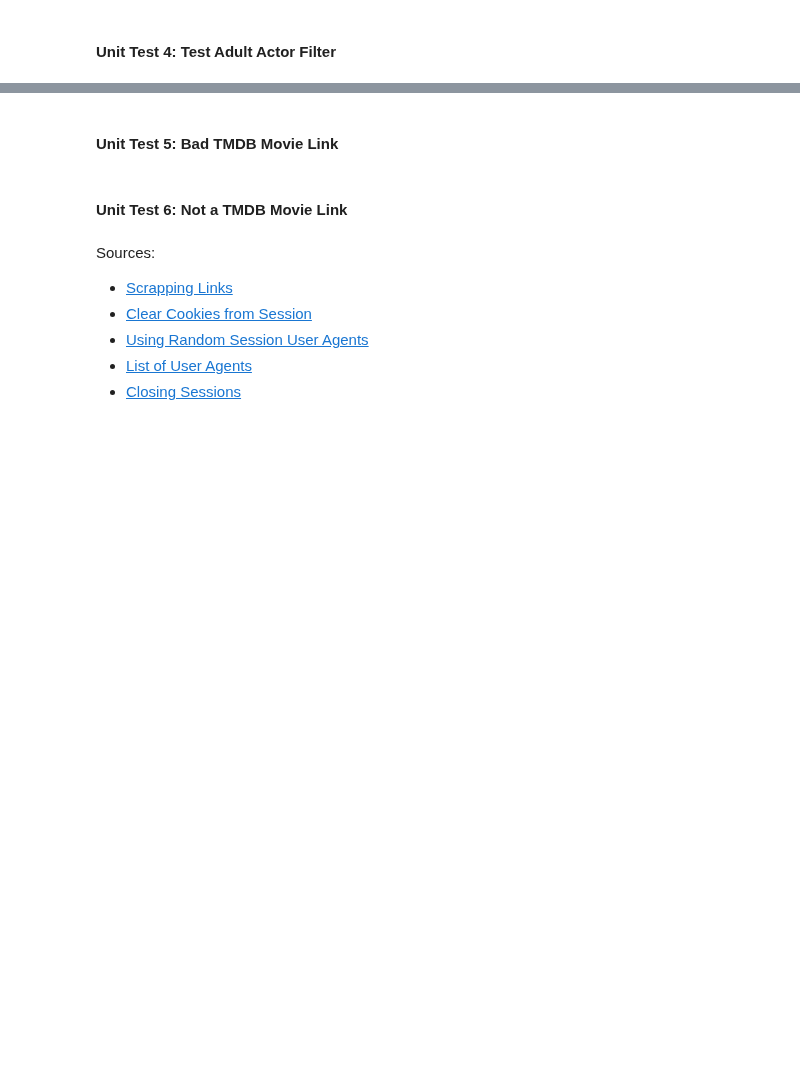
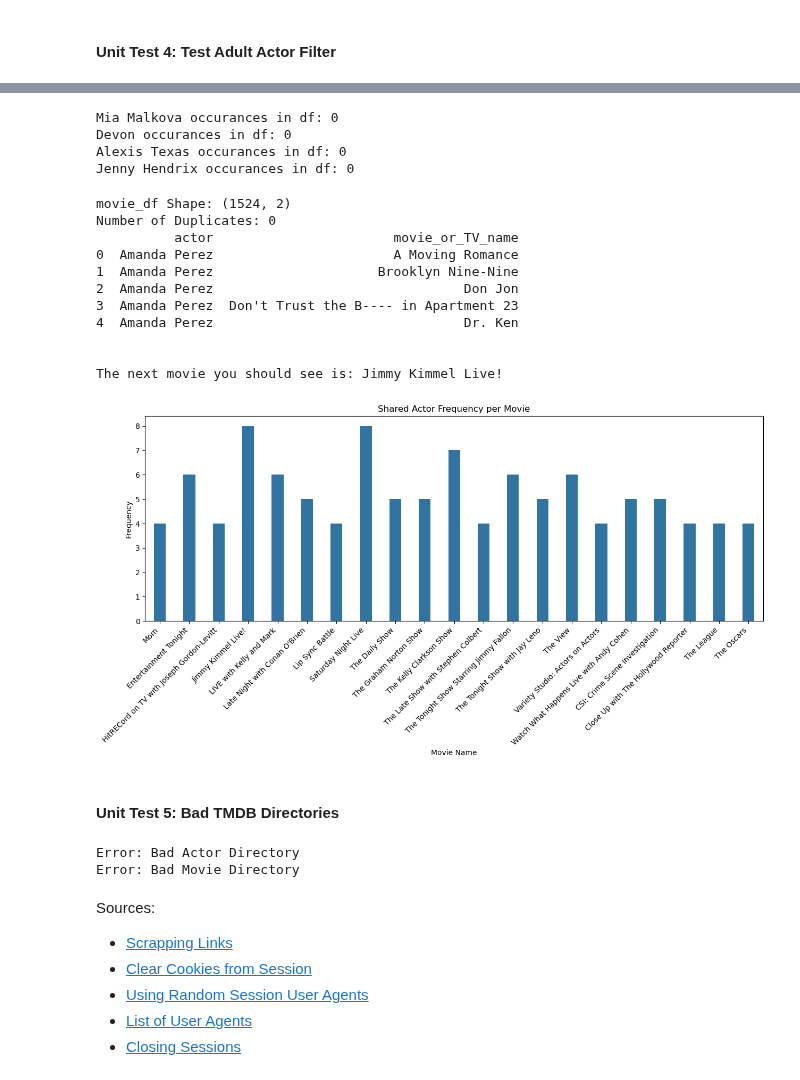
Before and after one commit to taylorswrite/biostat-203c-2024-spring, a Jupyter notebook: hw5/hw5.ipynb, the cells around one changed output, grey strips where cells are left out. Drawn from its saved outputs; the diff is of its cells as text; code cells hidden in the pictures; blank space fills up the shorter version.

```diff
--- a/hw5/hw5.ipynb
+++ b/hw5/hw5.ipynb
@@ -396,0 +519,8 @@ test4_df = parse_full_credits(url)
+# %%
+# Test Inputs
+directory = "138697-don-jon"
+actor = "24045-joseph-gordon-levitt"
+
+# Test webscrape functions
+actor4_df = parse_actor_page(df, actor) # test parse_actor_page
+test4_df = parse_full_credits(directory) # test parse_full_credits
@@ -401,18 +562,44 @@ actor_adult = ['Mia Malkova', 'Devon', 'Alexis Texas', 'Jenny Hendrix']
 # Check if adult actor names were included in actor column
 for actor in actor_adult:
     print(f"{actor} occurances in df: {test4_df['actor'].str.contains(actor).sum()}")
-
-# Report df shape, check for duplicates, and show first rows
-dupe_sum = test4_df.duplicated(['actor', 'movie_or_TV_name']).sum() # sum of duplicates
-print(f"movie_df Shape: {test4_df.shape}\nNumber of Duplicates: {dupe_sum}") # report shape and duplicates
-test4_df.head() # first 10 rows.
+# %% [output]
+Mia Malkova occurances in df: 0
+Devon occurances in df: 0
+Alexis Texas occurances in df: 0
+Jenny Hendrix occurances in df: 0
+# %%
+plot_results(test4_df, "Don Jon", 3)
+# %% [output]
+movie_df Shape: (1524, 2)
+Number of Duplicates: 0
+          actor                       movie_or_TV_name
+0  Amanda Perez                       A Moving Romance
+1  Amanda Perez                     Brooklyn Nine-Nine
+2  Amanda Perez                                Don Jon
+3  Amanda Perez  Don't Trust the B---- in Apartment 23
+4  Amanda Perez                                Dr. Ken
+
+
+The next movie you should see is: Jimmy Kimmel Live!
+[figure, added]
 # %% [markdown]
-#### Unit Test 5: Bad TMDB Movie Link
+#### Unit Test 5: Bad TMDB Directories
 # %%
-url = "https://www.themoviedb.org/movie/ERROR_403_TEST/cast"
+# Test Inputs
+directory = "NOT_A_MOVIE"
+actor = "NOT_AN_ACTOR"
+
+# Try to run parse_full_credits with a bad directory
 try:
-    test5_df = parse_full_credits(url)
+    actor4_df = parse_actor_page(df, actor) # test error catch
 except Exception:
-    print("FATAL ERROR: Bad TMDB movie link")
+    print("Error: Bad Actor Directory")
+
+# Try to run parse_full_credits with a bad directory
+try:
+    test5_df = parse_full_credits(url) # test error catch
+except Exception:
+    print("Error: Bad Movie Directory")
+# %% [output]
+Error: Bad Actor Directory
+Error: Bad Movie Directory
-# %% [markdown]
-#### Unit Test 6: Not a TMDB Movie Link
```
Also changed, not shown: parts of 19 cells of this notebook, 1 other file.
